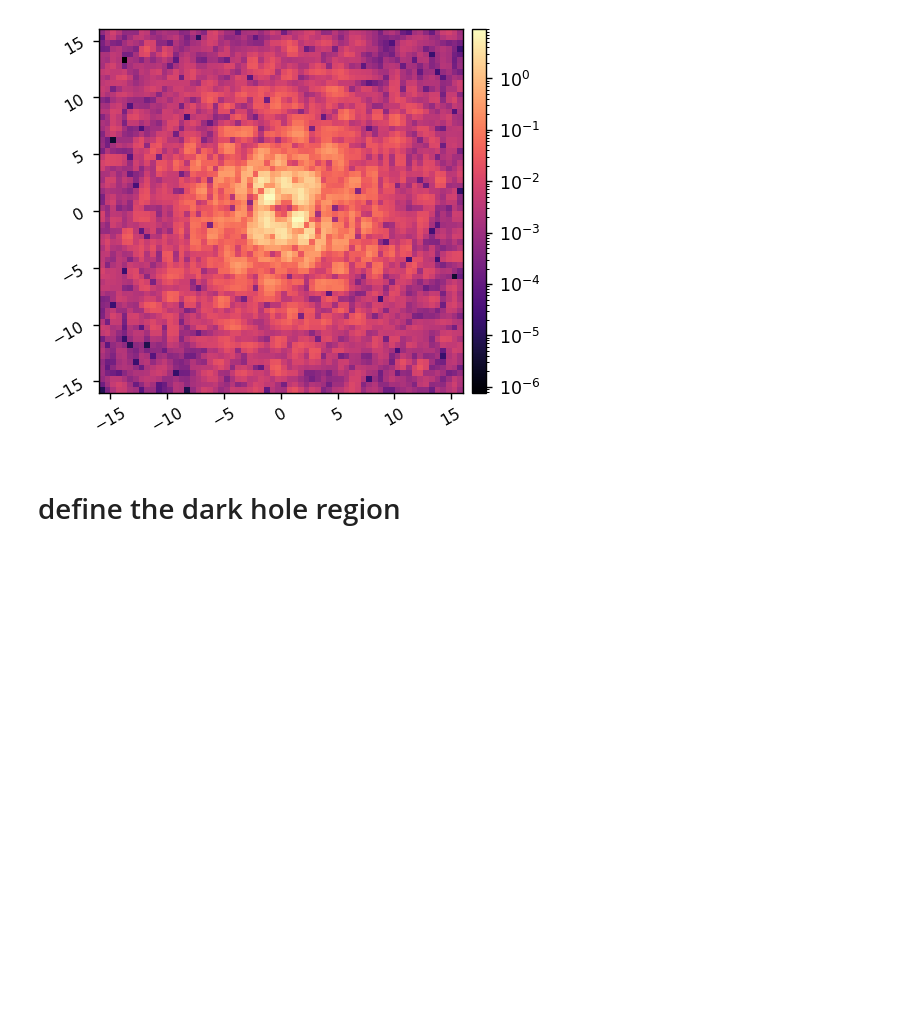
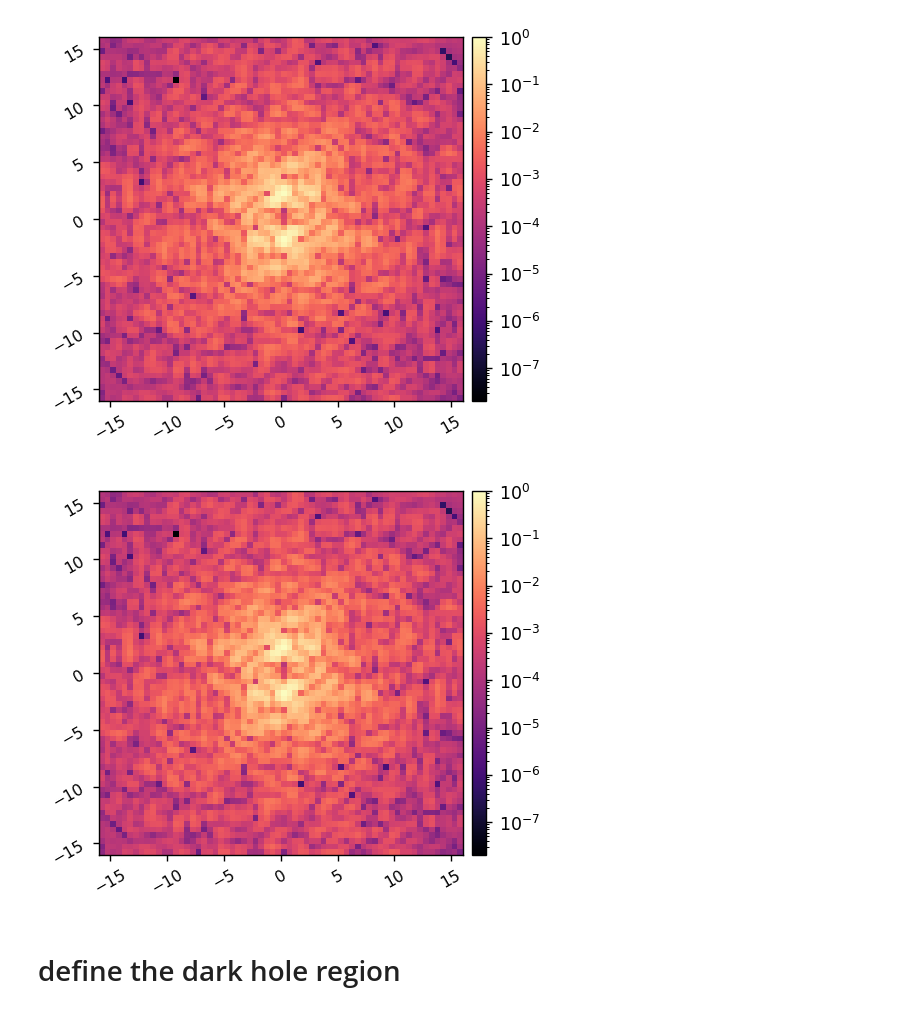
Before and after one commit to kian1377/roman-cgi-iefc, a Jupyter notebook: hcipy_efc_2dm.ipynb, the cells around one changed output. Cells and saved outputs as stored; diff of their text form; code cells hidden in the pictures; blank space fills up the shorter version.

Commit message:
testing more 2dm iefc and making SVC model

```diff
--- a/hcipy_efc_2dm.ipynb
+++ b/hcipy_efc_2dm.ipynb
@@ -25,17 +25,5 @@ wfsc.math_module.update_scipy(scipy)
 
 import misc_funs as misc
 
-from matplotlib.colors import ListedColormap
-#Blue to Red Color scale for S1 and S2
-colmap = np.zeros((255,3));
-# Red
-colmap[126:183,0]= np.linspace(0,1,57);
-colmap[183:255,0]= 1;
-# Green
-colmap[0:96,1] = np.linspace(1,0,96);
-colmap[158:255,1]= np.linspace(0,1,97);
-# Blue
-colmap[0:71,2] = 1;
-colmap[71:128,2]= np.linspace(1,0,57);
-colmap2 = colmap[128:,:]
-colmap = ListedColormap(colmap)
+import hcipy_models as hcim
+c = hcim.PC()
@@ -148,5 +30,11 @@ NameError: name 'u' is not defined
+# %%
+influence_functions = hci.make_gaussian_influence_functions(c.pupil_grid, c.Nact, c.actuator_spacing)
 # %%
+reload(hcim)
+c = hcim.PC(influence_functions=influence_functions,
+         dm1_dm2=200*u.mm,
+         aberration_distance=500e-3*u.m)
+
 aberrated_pupil = c.wfe_at_distance(hci.Wavefront(c.aperture, c.wavelength.to_value(u.m)))
-
 misc.imshow2(aberrated_pupil.intensity.shaped, aberrated_pupil.phase.shaped)
 # %% [output]
@@ -154,13 +42,19 @@ misc.imshow2(aberrated_pupil.intensity.shaped, aberrated_pupil.phase.shaped)
 # %%
 Nact = c.Nact
 npsf = c.npsf
 
 c.reset_dms()
 ref_im = c.snap()
+ref_max = ref_im.max()
 
-misc.imshow1(ref_im, lognorm=True, pxscl=c.psf_pixelscale_lamD)
+misc.imshow1(ref_im/ref_max, lognorm=True, pxscl=c.psf_pixelscale_lamD)
+
+c.norm = ref_max
+im = c.snap()
+misc.imshow1(im, lognorm=True, pxscl=c.psf_pixelscale_lamD)
 # %% [output]
-[figure, old version]
+[figure, new version]
+[figure, added]
 # %% [markdown]
 # define the dark hole region
 # %%
```
Also changed, not shown: parts of 9 cells of this notebook, 8 other files.
